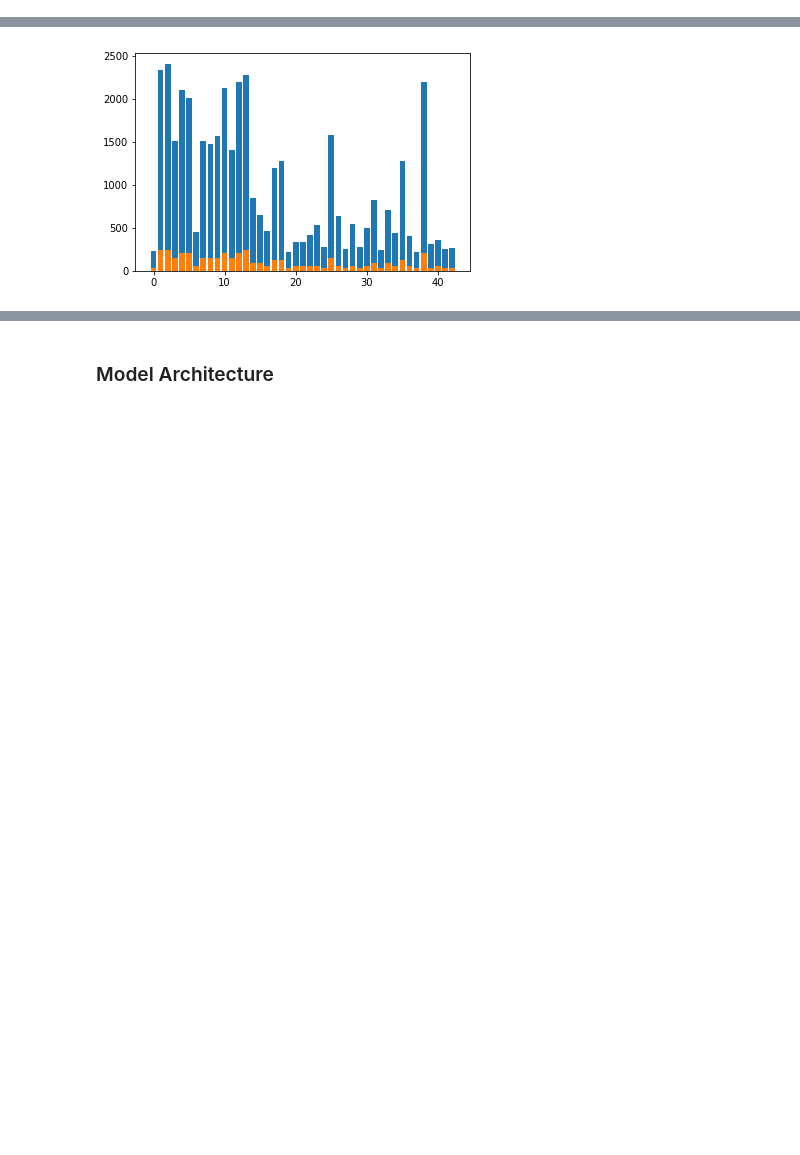
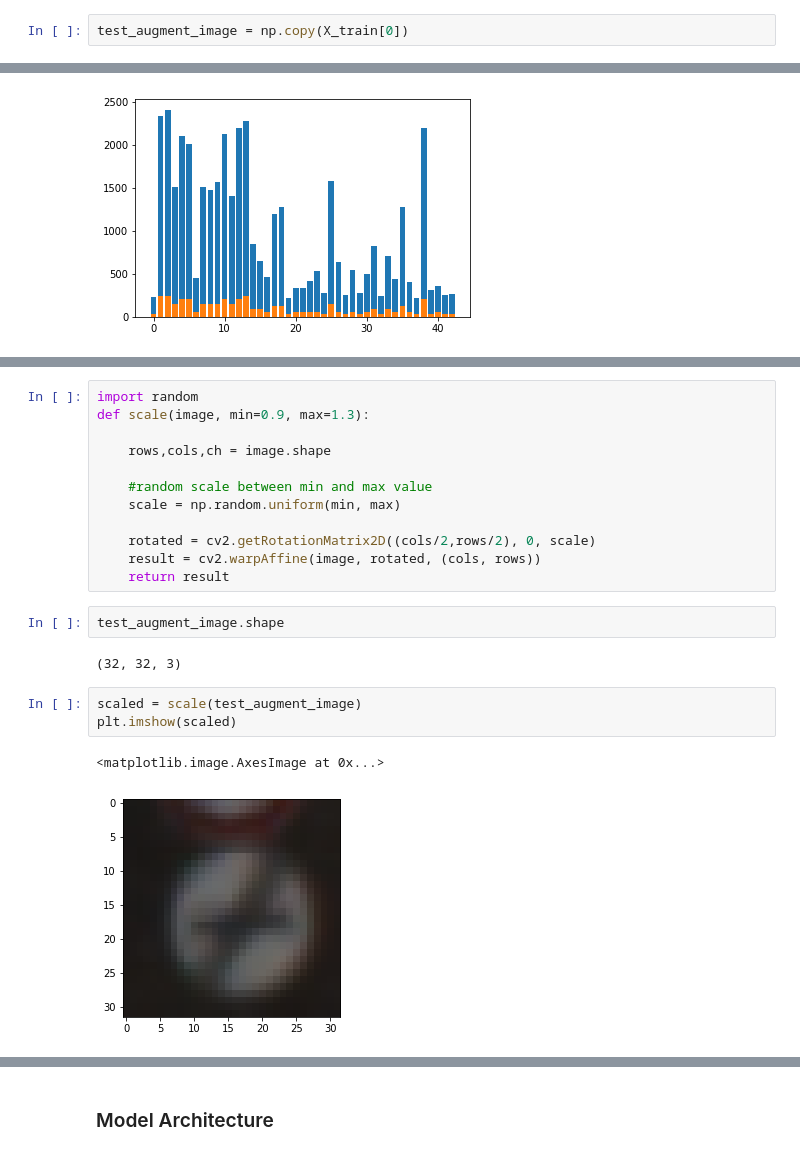
Before and after one commit to sethbunke/CarND-Traffic-Sign-Classifier-Project, a Jupyter notebook: Traffic_Sign_Classifier.ipynb, the cells around one changed output, grey strips where cells are left out. Drawn from its saved outputs; the diff is of its cells as text; blank space fills up the shorter version.

Commit message:
image augmentation included

```diff
--- a/Traffic_Sign_Classifier.ipynb
+++ b/Traffic_Sign_Classifier.ipynb
@@ -150,3 +144,5 @@ y_train = np.concatenate((y_train, y_test, y_valid))
+# %%
+test_augment_image = np.copy(X_train[0])
 # %%
 # Normalize input - color images
 X_train = (X_train - X_train.mean()) / (np.max(X_train) - np.min(X_train))
@@ -205,0 +215,22 @@ ClassID SignName                                                % Training  % Va
+# %%
+import random
+def scale(image, min=0.9, max=1.3):
+
+    rows,cols,ch = image.shape
+
+    #random scale between min and max value
+    scale = np.random.uniform(min, max)
+
+    rotated = cv2.getRotationMatrix2D((cols/2,rows/2), 0, scale)
+    result = cv2.warpAffine(image, rotated, (cols, rows))
+    return result
+# %%
+test_augment_image.shape
+# %% [output]
+(32, 32, 3)
+# %%
+scaled = scale(test_augment_image)
+plt.imshow(scaled)
+# %% [output]
+<matplotlib.image.AxesImage at 0x...>
+[figure, added]
```
Also changed, not shown: parts of 15 cells of this notebook, 1 other file.
